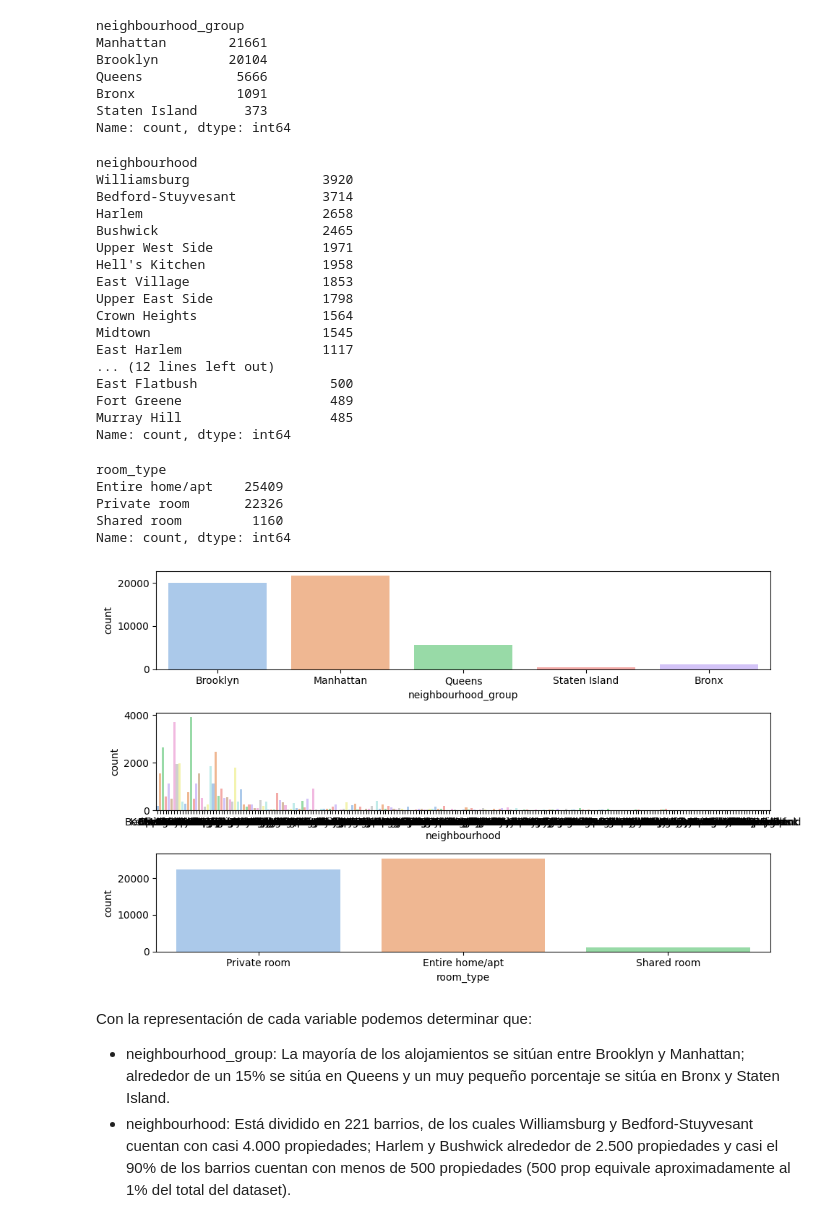
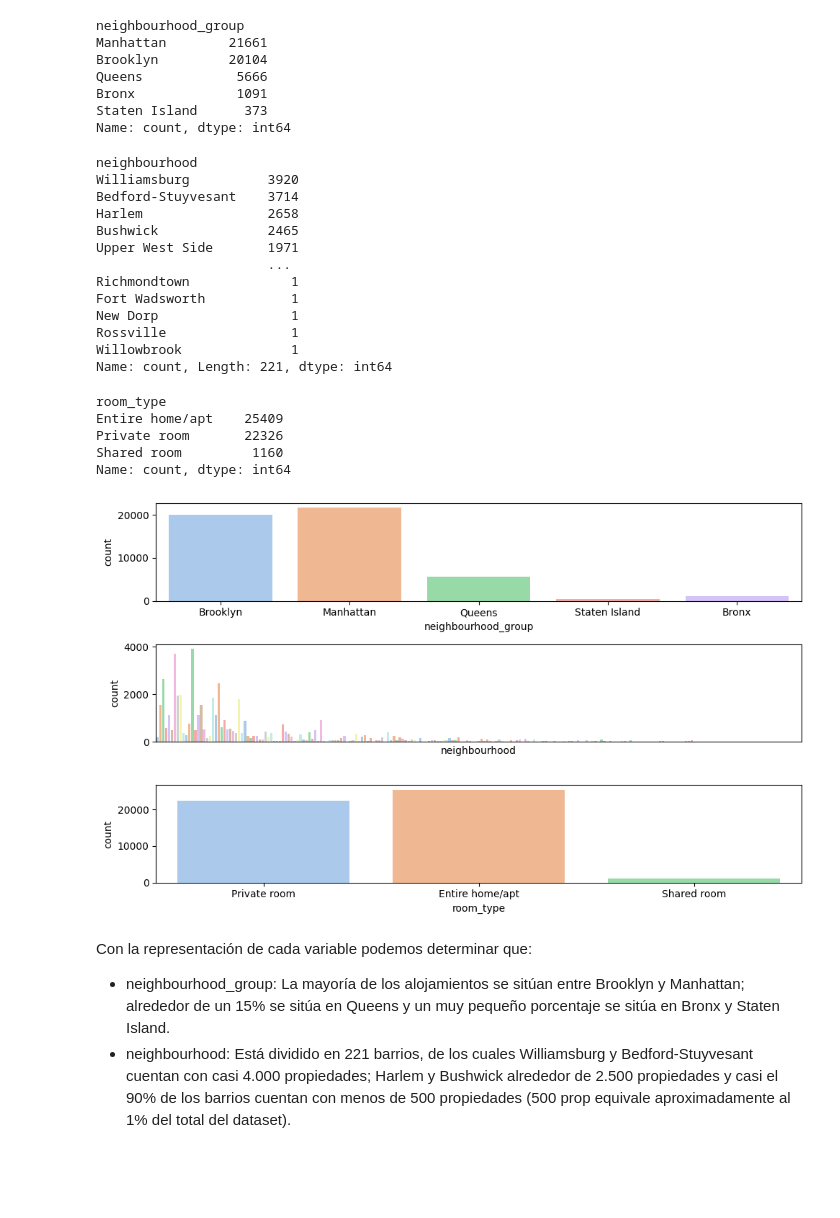
Before and after one commit to 4GeeksAcademy/machine-learning-python-template-VLG, a Jupyter notebook: src/explore.ipynb, the cells around one changed output. Cells and saved outputs as stored; diff of their text form; code cells hidden in the pictures; blank space fills up the shorter version.

```diff
--- a/src/explore.ipynb
+++ b/src/explore.ipynb
@@ -115,25 +115,21 @@ Bronx             1091
 Staten Island      373
 Name: count, dtype: int64
 # %%
-df_filtrado.neighbourhood.value_counts().head(26)
+df_filtrado.neighbourhood.value_counts()
 # %% [output]
 neighbourhood
-Williamsburg                 3920
-Bedford-Stuyvesant           3714
-Harlem                       2658
-Bushwick                     2465
-Upper West Side              1971
-Hell's Kitchen               1958
-East Village                 1853
-Upper East Side              1798
-Crown Heights                1564
-Midtown                      1545
-East Harlem                  1117
-... (12 lines left out)
-East Flatbush                 500
-Fort Greene                   489
-Murray Hill                   485
-Name: count, dtype: int64
+Williamsburg          3920
+Bedford-Stuyvesant    3714
+Harlem                2658
+Bushwick              2465
+Upper West Side       1971
+                      ...
+Richmondtown             1
+Fort Wadsworth           1
+New Dorp                 1
+Rossville                1
+Willowbrook              1
+Name: count, Length: 221, dtype: int64
 # %%
 df_filtrado.room_type.value_counts()
 # %% [output]
@@ -145,17 +141,17 @@ Name: count, dtype: int64
 # %%
 fig, axis = plt.subplots(3, 1, figsize = (10, 6))
 
 sns.countplot(ax = axis[0], data = df_filtrado, x = "neighbourhood_group", palette='pastel', hue= "neighbourhood_group", legend=False)
-sns.countplot(ax = axis[1], data = df_filtrado, x = "neighbourhood", palette='pastel', hue= "neighbourhood", legend=False)
+sns.countplot(ax = axis[1], data = df_filtrado, x = "neighbourhood", palette='pastel', hue= "neighbourhood", legend=False).set_xticks([])
 sns.countplot(ax = axis[2], data = df_filtrado, x = "room_type", palette='pastel', hue= "room_type", legend=False)
 
 # Ajustar el layout
 plt.tight_layout()
 
 # Mostrar el plot
 plt.show()
 # %% [output]
-[figure, old version]
+[figure, new version]
 # %% [markdown]
 Con la representación de cada variable podemos determinar que:
 - neighbourhood_group: La mayoría de los alojamientos se sitúan entre Brooklyn y Manhattan; alrededor de un 15% se sitúa en Queens y un muy pequeño porcentaje se sitúa en Bronx y Staten Island.
```
Also changed, not shown: parts of 3 cells of this notebook.
